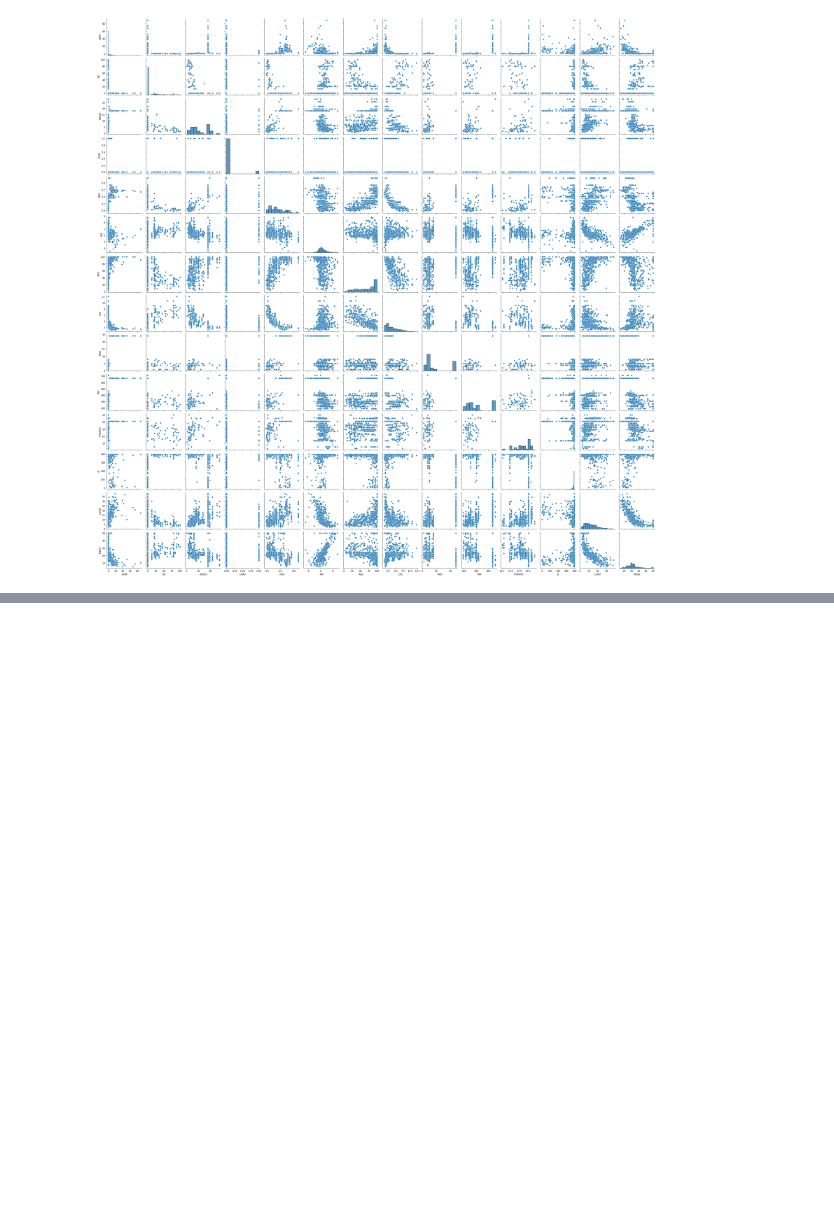
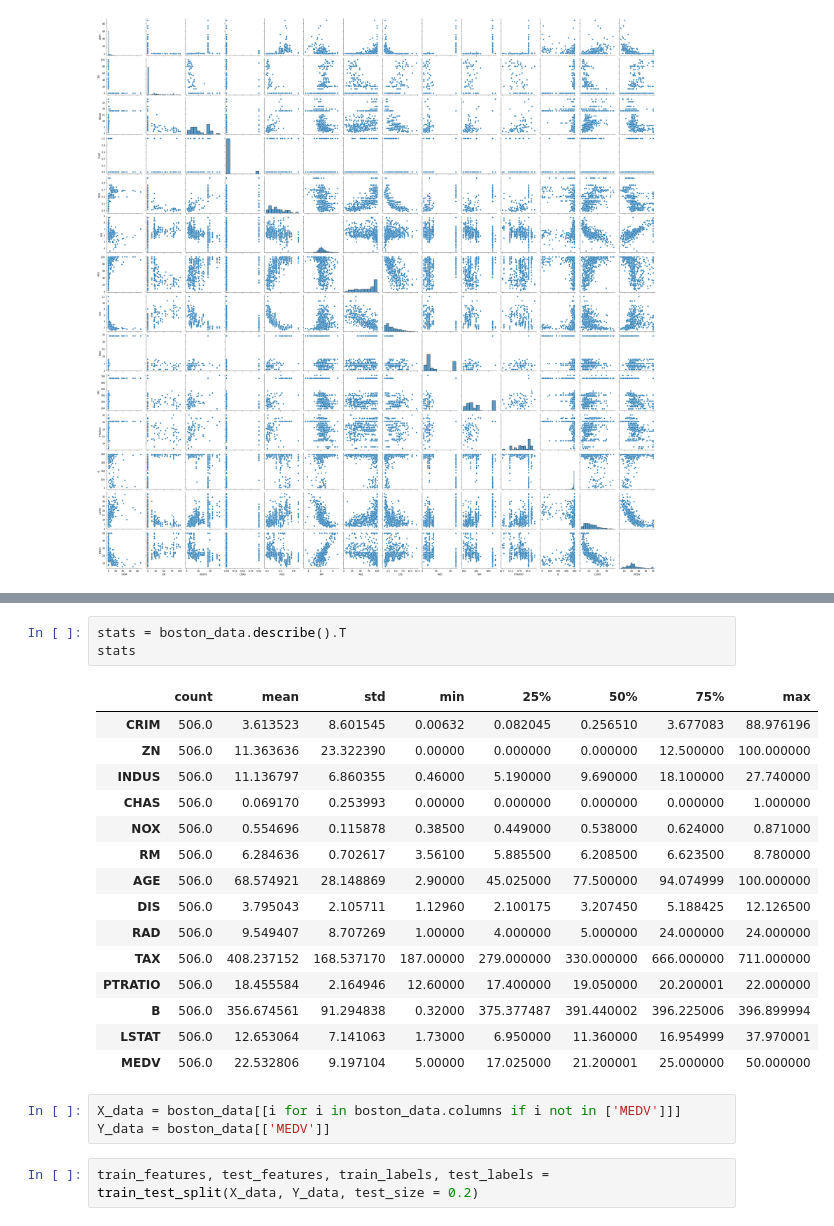
Before and after one commit to subbuvidyasekar/FlyingEagle, a Jupyter notebook: TensorFlow_Examples.ipynb, the cells around one changed output, grey strips where cells are left out. Saved outputs shown, nothing was run; the diff lists cells and outputs as text; blank space fills up the shorter version.

```diff
--- a/TensorFlow_Examples.ipynb
+++ b/TensorFlow_Examples.ipynb
@@ -55,0 +77,24 @@ sb.pairplot(boston_data, diag_kind= 'hist')
+# %%
+stats = boston_data.describe().T
+stats
+# %% [output]
+|  | count | mean | std | min | 25% | 50% | 75% | max |
+| CRIM | 506.0 | 3.613523 | 8.601545 | 0.00632 | 0.082045 | 0.256510 | 3.677083 | 88.976196 |
+| ZN | 506.0 | 11.363636 | 23.322390 | 0.00000 | 0.000000 | 0.000000 | 12.500000 | 100.000000 |
+| INDUS | 506.0 | 11.136797 | 6.860355 | 0.46000 | 5.190000 | 9.690000 | 18.100000 | 27.740000 |
+| CHAS | 506.0 | 0.069170 | 0.253993 | 0.00000 | 0.000000 | 0.000000 | 0.000000 | 1.000000 |
+| NOX | 506.0 | 0.554696 | 0.115878 | 0.38500 | 0.449000 | 0.538000 | 0.624000 | 0.871000 |
+| RM | 506.0 | 6.284636 | 0.702617 | 3.56100 | 5.885500 | 6.208500 | 6.623500 | 8.780000 |
+| AGE | 506.0 | 68.574921 | 28.148869 | 2.90000 | 45.025000 | 77.500000 | 94.074999 | 100.000000 |
+| DIS | 506.0 | 3.795043 | 2.105711 | 1.12960 | 2.100175 | 3.207450 | 5.188425 | 12.126500 |
+| RAD | 506.0 | 9.549407 | 8.707269 | 1.00000 | 4.000000 | 5.000000 | 24.000000 | 24.000000 |
+| TAX | 506.0 | 408.237152 | 168.537170 | 187.00000 | 279.000000 | 330.000000 | 666.000000 | 711.000000 |
+| PTRATIO | 506.0 | 18.455584 | 2.164946 | 12.60000 | 17.400000 | 19.050000 | 20.200001 | 22.000000 |
+| B | 506.0 | 356.674561 | 91.294838 | 0.32000 | 375.377487 | 391.440002 | 396.225006 | 396.899994 |
+| LSTAT | 506.0 | 12.653064 | 7.141063 | 1.73000 | 6.950000 | 11.360000 | 16.954999 | 37.970001 |
+| MEDV | 506.0 | 22.532806 | 9.197104 | 5.00000 | 17.025000 | 21.200001 | 25.000000 | 50.000000 |
+# %%
+X_data = boston_data[[i for i in boston_data.columns if i not in ['MEDV']]]
+Y_data = boston_data[['MEDV']]
+# %%
+train_features, test_features, train_labels, test_labels = train_test_split(X_data, Y_data, test_size = 0.2)
```
Also changed, not shown: parts of 8 cells of this notebook.
